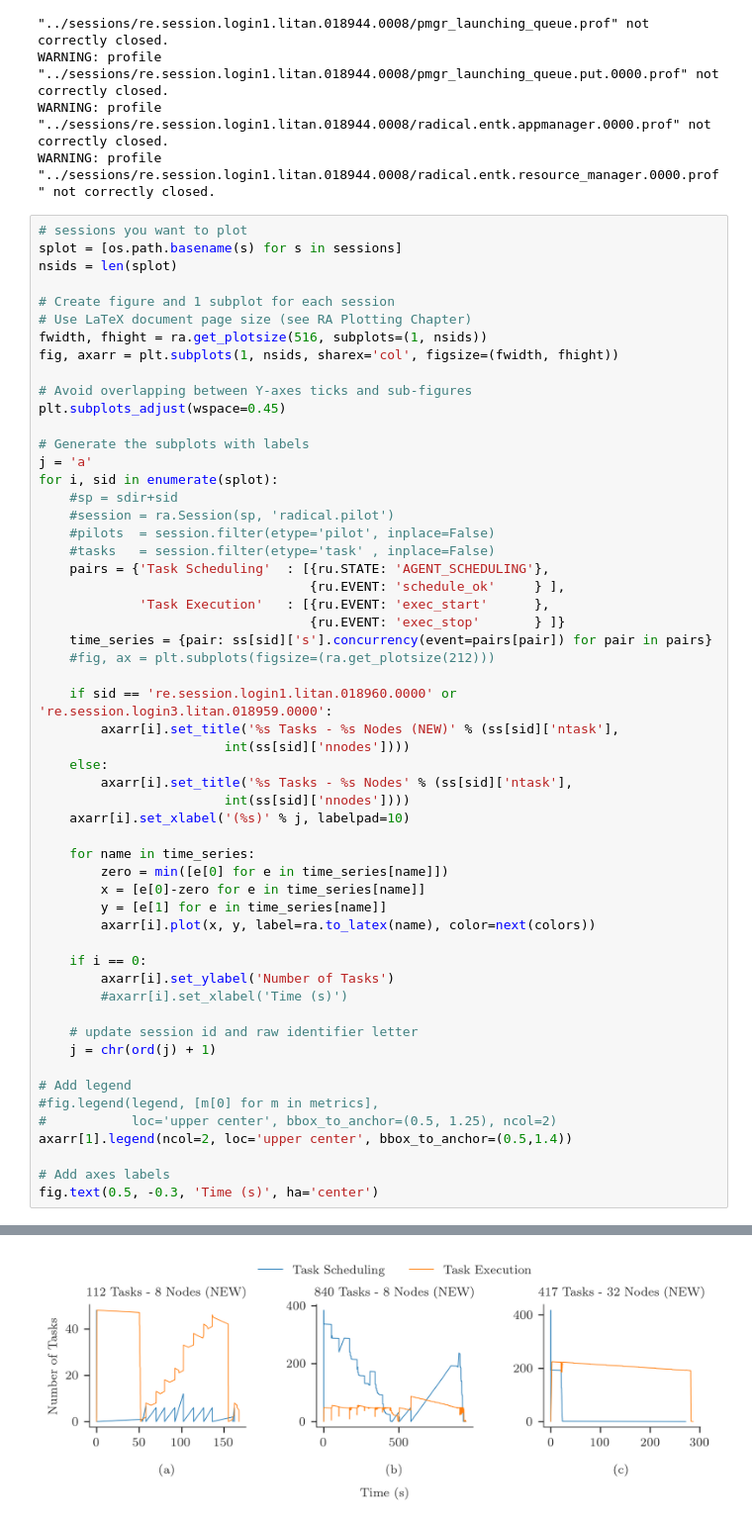
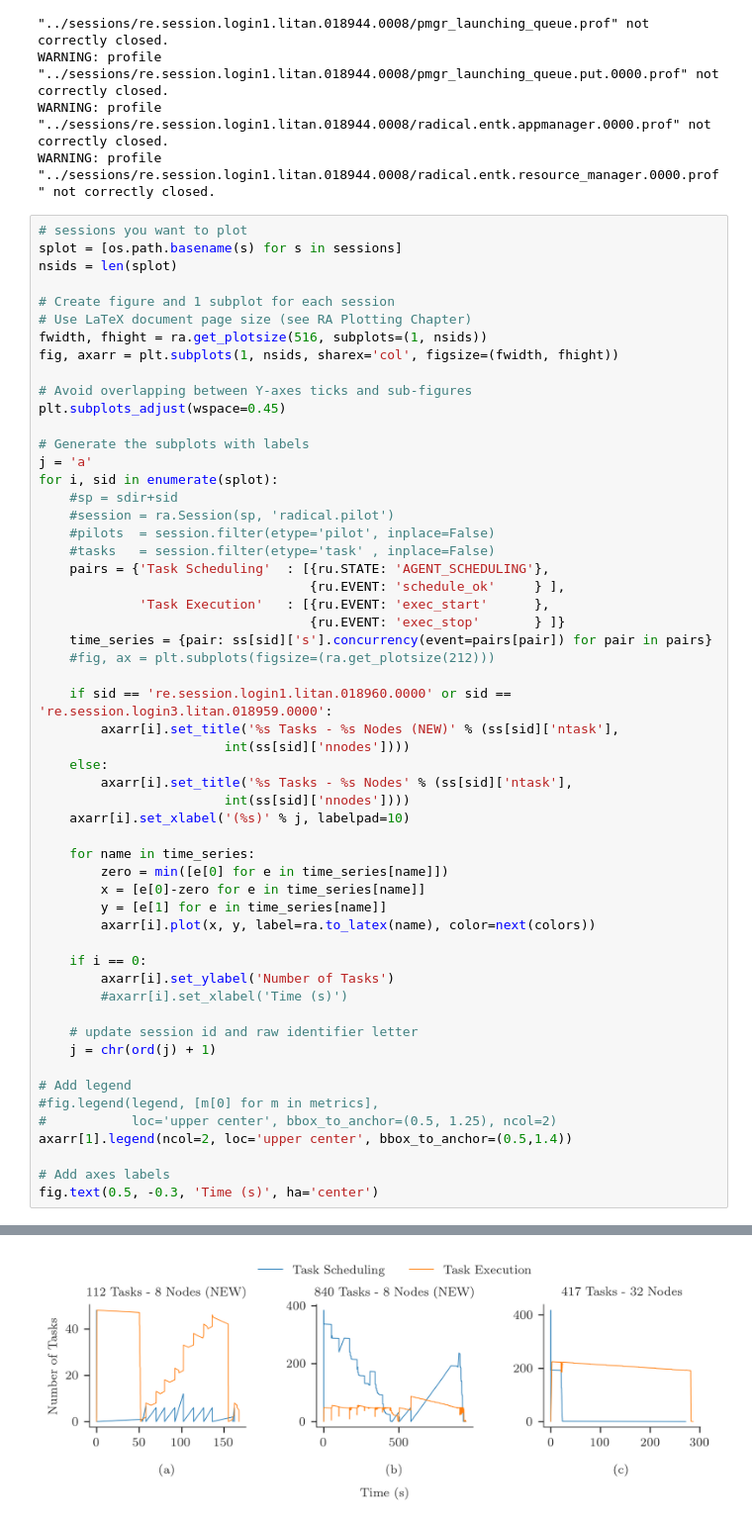
Before and after one commit to BNL-C3D/CANDLE, a Jupyter notebook: v2/profiling/analysis/concurrency.ipynb, the cells around one changed output, grey strips where cells are left out. Shown at 99% size. Cells and saved outputs as stored; diff of their text form.

```diff
--- a/v2/profiling/analysis/concurrency.ipynb
+++ b/v2/profiling/analysis/concurrency.ipynb
@@ -107,35 +107,35 @@ for i, sid in enumerate(splot):
     time_series = {pair: ss[sid]['s'].concurrency(event=pairs[pair]) for pair in pairs}
     #fig, ax = plt.subplots(figsize=(ra.get_plotsize(212)))
 
-    if sid == 're.session.login1.litan.018960.0000' or 're.session.login3.litan.018959.0000':
+    if sid == 're.session.login1.litan.018960.0000' or sid == 're.session.login3.litan.018959.0000':
         axarr[i].set_title('%s Tasks - %s Nodes (NEW)' % (ss[sid]['ntask'],
                         int(ss[sid]['nnodes'])))
     else:
         axarr[i].set_title('%s Tasks - %s Nodes' % (ss[sid]['ntask'],
                         int(ss[sid]['nnodes'])))
     axarr[i].set_xlabel('(%s)' % j, labelpad=10)
 
     for name in time_series:
         zero = min([e[0] for e in time_series[name]])
         x = [e[0]-zero for e in time_series[name]]
         y = [e[1] for e in time_series[name]]
         axarr[i].plot(x, y, label=ra.to_latex(name), color=next(colors))
 
     if i == 0:
         axarr[i].set_ylabel('Number of Tasks')
         #axarr[i].set_xlabel('Time (s)')
 
     # update session id and raw identifier letter
     j = chr(ord(j) + 1)
 
 # Add legend
 #fig.legend(legend, [m[0] for m in metrics],
 #           loc='upper center', bbox_to_anchor=(0.5, 1.25), ncol=2)
 axarr[1].legend(ncol=2, loc='upper center', bbox_to_anchor=(0.5,1.4))
 
 # Add axes labels
 fig.text(0.5, -0.3, 'Time (s)', ha='center')
 # %% [output]
 Text(0.5, -0.3, 'Time (s)')
 findfont: Font family ['[serif]'] not found. Falling back to DejaVu Sans.
-[figure, old version]
+[figure, new version]
```
